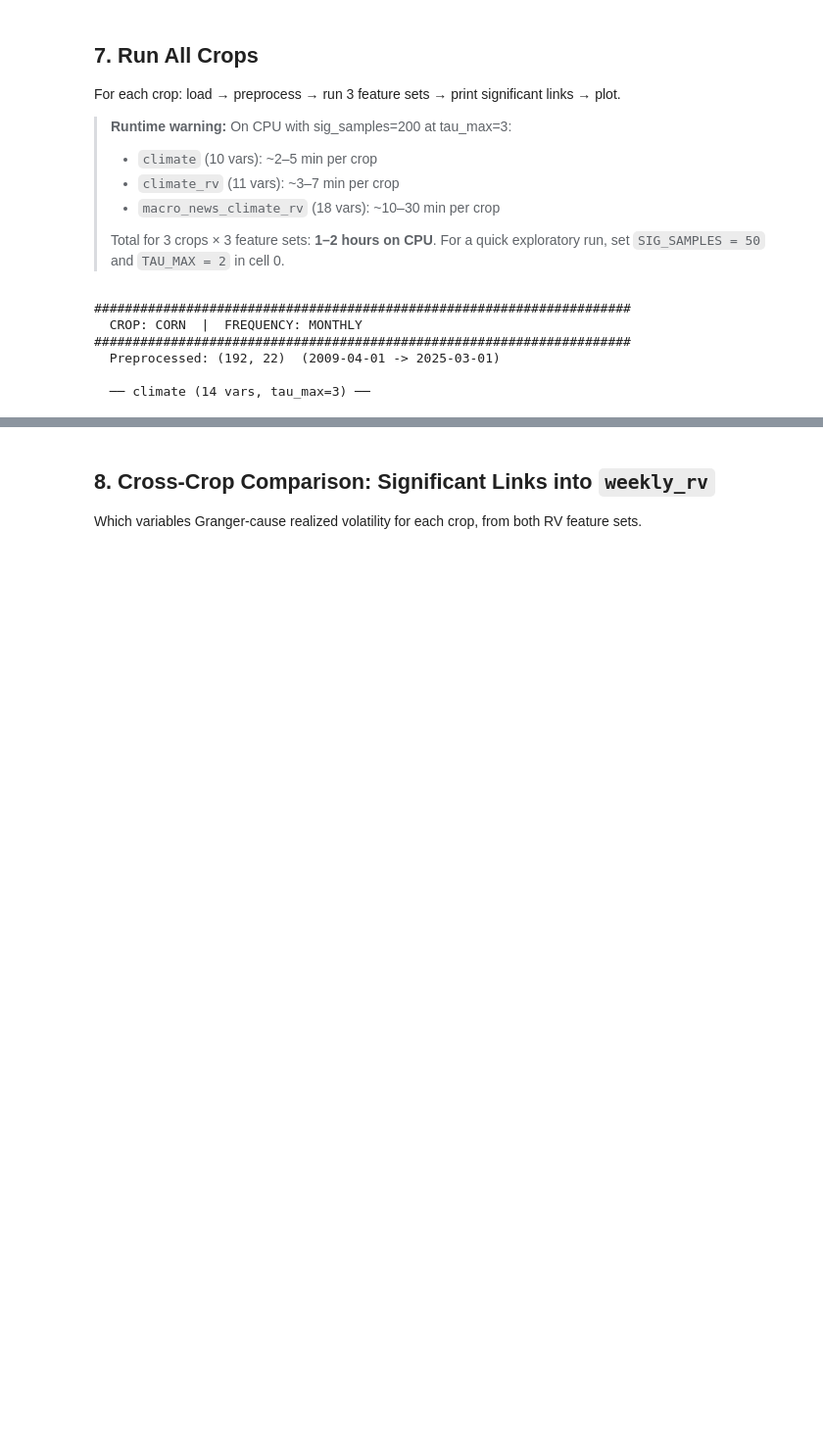
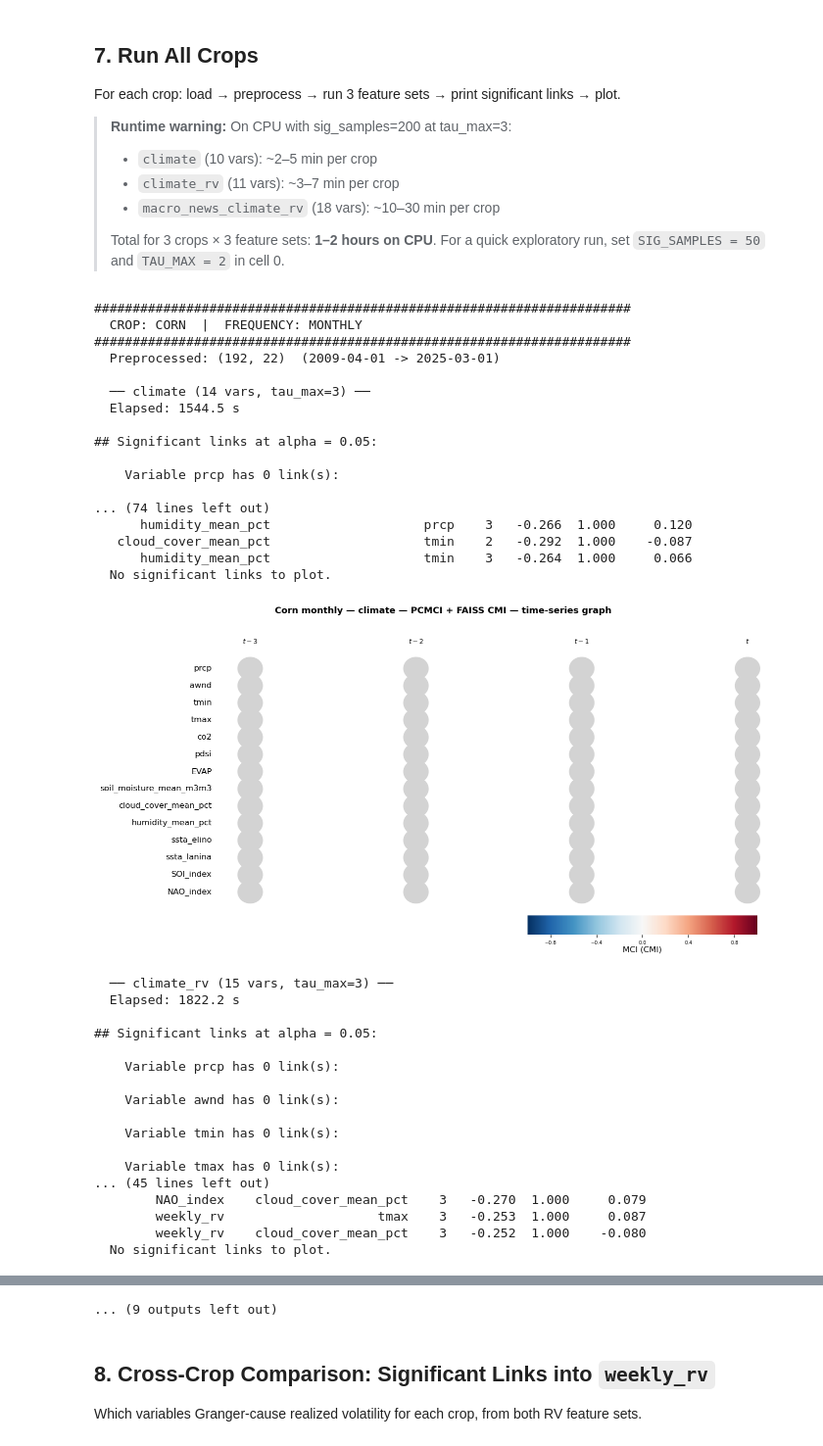
Before and after one commit to ArshiAbolghasemi/Gaia, a Jupyter notebook: notebooks/pcmci_cmi.ipynb, the cells around one changed output, grey strips where cells are left out. Shown at 98% size. Saved outputs shown, nothing was run; the diff lists cells and outputs as text; code cells hidden in the pictures; blank space fills up the shorter version.

Commit message:
feat: adding pcmci_cmi results

```diff
--- a/notebooks/pcmci_cmi.ipynb
+++ b/notebooks/pcmci_cmi.ipynb
@@ -30,7 +30,7 @@ import sys
 from pathlib import Path
 from typing import Any
 
-ROOT = Path('.').resolve().parent
+ROOT = Path('.').resolve().parent / 'Gaia'
 if str(ROOT) not in sys.path:
     sys.path.insert(0, str(ROOT))
 
@@ -67,7 +67,7 @@ CYCLE_LEN    = 12
 SMOOTH_WIDTH = 15 * CYCLE_LEN   # 15-year Gaussian detrend window
 
 TAU_MAX          = 3     # shorter than ParCorr: every MCI test runs sig_samples shuffles
-PC_ALPHA         = 0.05  # tighter skeleton → fewer expensive shuffle-test MCI evaluations
+PC_ALPHA         = 0.1  # tighter skeleton → fewer expensive shuffle-test MCI evaluations
 ALPHA_LEVEL      = 0.05
 FDR_METHOD       = 'fdr_bh'
 
@@ -238,12 +255,30 @@ class FAISSCMI(CondIndTest):
 
     # ── FAISS index management ────────────────────────────────────────────────
     def _build_gpu_resources(self) -> Any | None:
-        std_gpu = getattr(faiss, "StandardGpuResources", None)
+        std_gpu = getattr(faiss, 'StandardGpuResources', None)
         if std_gpu is None:
+            import warnings
+            warnings.warn(
+                'FAISSCMI: faiss.StandardGpuResources not found — '
+                'install faiss-gpu to enable GPU acceleration.',
+                RuntimeWarning, stacklevel=3,
+            )
             return None
         try:
-            return std_gpu()
-        except Exception:
+            res = std_gpu()
+            # Verify index transfer works before committing to GPU mode
+            to_gpu = getattr(faiss, 'index_cpu_to_gpu', None)
+            if to_gpu is not None:
+                _test = to_gpu(res, self.gpu_device, faiss.IndexFlatL2(2))
+                del _test
+            return res
+        except Exception as e:
+            import warnings
+            warnings.warn(
+                f'FAISSCMI: GPU init failed ({e}) — falling back to CPU.',
+                RuntimeWarning, stacklevel=3,
+            )
+            self.use_gpu = False   # prevent future attempts
             return None
 
     def _build_index(self, dim: int) -> Any:
@@ -421,6 +456,7 @@ GROUP_COLORS = {
 FEATURE_SETS = {
     'climate'              : ['climate'],
     'climate_rv'           : ['climate', 'rv'],
+    'macro_climate_rv'     : ['macro', 'climate', 'rv'],
     'macro_news_climate_rv': ['macro', 'news', 'climate', 'rv'],
 }
 
@@ -749,6 +868,7 @@ For each crop: load → preprocess → run 3 feature sets → print significant
 import time
 
 all_results: dict[str, dict] = {}
+climate_result: dict | None = None  # climate is crop-agnostic — run once, reuse
 
 for crop in CROPS:
     sep = '#' * 70
@@ -763,6 +883,11 @@ for crop in CROPS:
     all_results[crop] = {}
 
     for fs_name, groups in FEATURE_SETS.items():
+        if fs_name == 'climate' and climate_result is not None:
+            all_results[crop][fs_name] = climate_result
+            print(f'  ── climate (reusing shared result) ──')
+            continue
+
         col_names = [c for c in build_cols(groups) if c in all_cols]
 
         t0  = time.time()
@@ -777,30 +902,63 @@ for crop in CROPS:
             pc_alpha=PC_ALPHA,
             alpha_level=ALPHA_LEVEL,
             fdr_method=FDR_METHOD,
             max_combinations=MAX_COMBINATIONS,
             max_conds_dim=None,
             verbosity=0,
         )
         elapsed = time.time() - t0
+
+        if fs_name == 'climate':
+            climate_result = res
+
         all_results[crop][fs_name] = res
 
         print(f'  Elapsed: {elapsed:.1f} s')
         res['pcmci'].print_significant_links(
             p_matrix=res['q_matrix'],
             val_matrix=res['val_matrix'],
             alpha_level=ALPHA_LEVEL,
         )
         plot_results(
             res,
             title=f'{crop.capitalize()} {FREQUENCY} — {fs_name} — PCMCI + FAISS CMI',
             tau_max=TAU_MAX,
         )
 
 print('\nAll crops done.')
 # %% [output]
 ######################################################################
   CROP: CORN  |  FREQUENCY: MONTHLY
 ######################################################################
   Preprocessed: (192, 22)  (2009-04-01 -> 2025-03-01)
 
   ── climate (14 vars, tau_max=3) ──
+  Elapsed: 1544.5 s
+
+## Significant links at alpha = 0.05:
+
+    Variable prcp has 0 link(s):
+
+... (74 lines left out)
+      humidity_mean_pct                    prcp    3   -0.266  1.000     0.120
+   cloud_cover_mean_pct                    tmin    2   -0.292  1.000    -0.087
+      humidity_mean_pct                    tmin    3   -0.264  1.000     0.066
+  No significant links to plot.
+[figure, added]
+  ── climate_rv (15 vars, tau_max=3) ──
+  Elapsed: 1822.2 s
+
+## Significant links at alpha = 0.05:
+
+    Variable prcp has 0 link(s):
+
+    Variable awnd has 0 link(s):
+
+    Variable tmin has 0 link(s):
+
+    Variable tmax has 0 link(s):
+... (45 lines left out)
+        NAO_index    cloud_cover_mean_pct    3   -0.270  1.000     0.079
+        weekly_rv                    tmax    3   -0.253  1.000     0.087
+        weekly_rv    cloud_cover_mean_pct    3   -0.252  1.000    -0.080
+  No significant links to plot.
@@ -807,3 +1038,4 @@ print('\nAll crops done.')
+... (9 outputs left out)
 # %% [markdown]
 ## 8. Cross-Crop Comparison: Significant Links into `weekly_rv`
 
```
Also changed, not shown: parts of 11 cells of this notebook.
